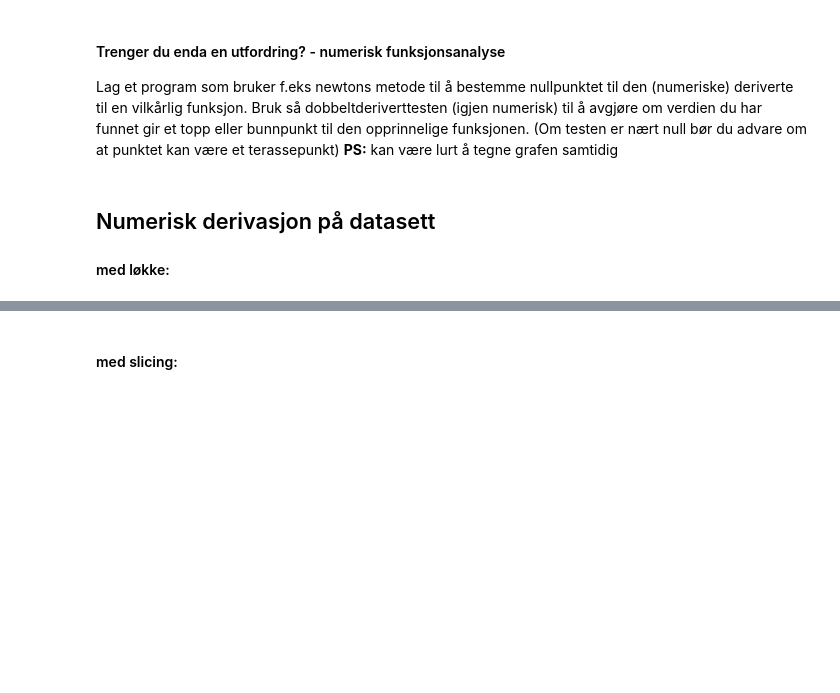
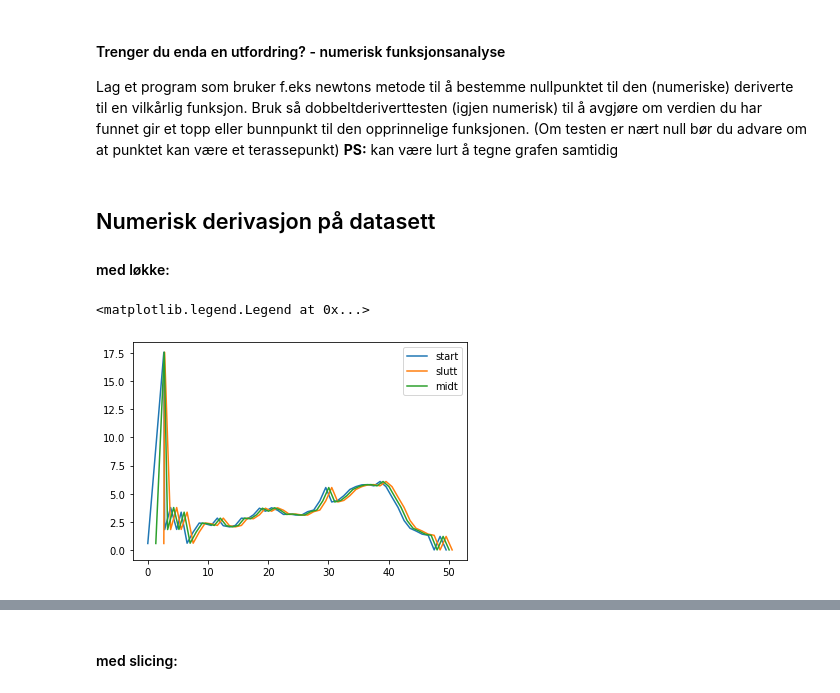
Before and after one commit to LektorB/ProgMod, a Jupyter notebook: Numeriske_metoder.ipynb, the cells around one changed output, grey strips where cells are left out. Saved outputs shown, nothing was run; the diff lists cells and outputs as text; code cells hidden in the pictures; blank space fills up the shorter version.

```diff
--- a/Numeriske_metoder.ipynb
+++ b/Numeriske_metoder.ipynb
@@ -96,15 +116,28 @@ Lag et program som bruker f.eks newtons metode til å bestemme nullpunktet til d
 # %%
 import numpy as np
 import matplotlib.pyplot as plt
 
 data = np.loadtxt("https://raw.githubusercontent.com/LektorB/ProgMod/main/sykkel.txt")
 
 t = data[:,0]
 s = data[:,1]
 
-n = len(t)          #Bytt de fire neste kodelinjene ut med en enkel
+n = len(t)
 v = np.zeros(n-1)
 
-for i in range(1,n-1):
+for i in range(n-1):
 
-v[i] =
+    v[i] = (s[i+1]-s[i])/(t[i+1]-t[i])
+
+plt.plot(t[:-1],v,label='start')
+plt.plot(t[1:],v,label ='slutt')
+
+midttid =[]
+for i in range(n-1):
+    midttid.append((t[i]+t[i+1])/2)
+
+plt.plot(midttid,v,label='midt')
+plt.legend()
+# %% [output]
+<matplotlib.legend.Legend at 0x...>
+[figure, added]
```
Also changed, not shown: parts of 14 cells of this notebook.
